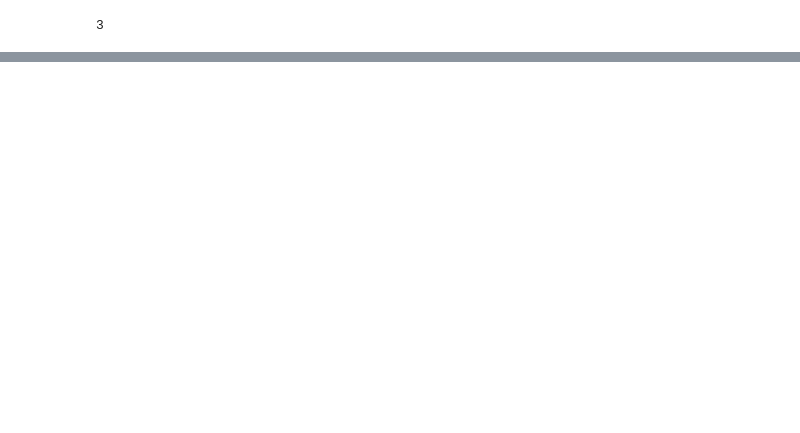
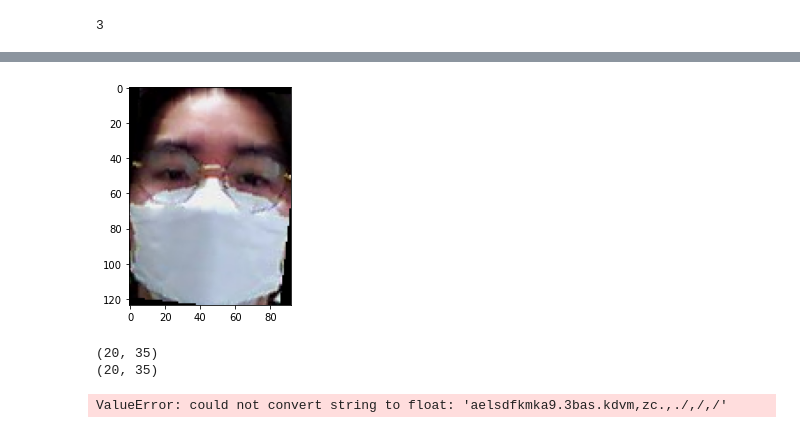
Before and after one commit to realJun9u/Opencv_Practice, a Jupyter notebook: Untitled.ipynb, the cells around one changed output, grey strips where cells are left out. Saved outputs shown, nothing was run; the diff lists cells and outputs as text; code cells hidden in the pictures; blank space fills up the shorter version.

```diff
--- a/Untitled.ipynb
+++ b/Untitled.ipynb
@@ -270,0 +329,22 @@ cv2.destroyAllWindows()
+# %%
+import cv2
+from retinaface import RetinaFace
+import matplotlib.pyplot as plt
+
+faces = RetinaFace.extract_faces(img_path=file2,align=True)
+for face in faces:
+    plt.imshow(face)
+    plt.show()
+# %% [output]
+[figure, added]
+# %%
+print(img_bg[r//2:r+r//2,c//2:c+c//2].shape)
+print(min_img.shape)
+# %% [output]
+(20, 35)
+(20, 35)
+# %%
+str = 'aelsdfkmka9.3bas.kdvm,zc.,./,/,/'
+float(str)
+# %% [output]
+ValueError: could not convert string to float: 'aelsdfkmka9.3bas.kdvm,zc.,./,/,/'
```
Also changed, not shown: parts of 2 cells of this notebook, 16 other files.
